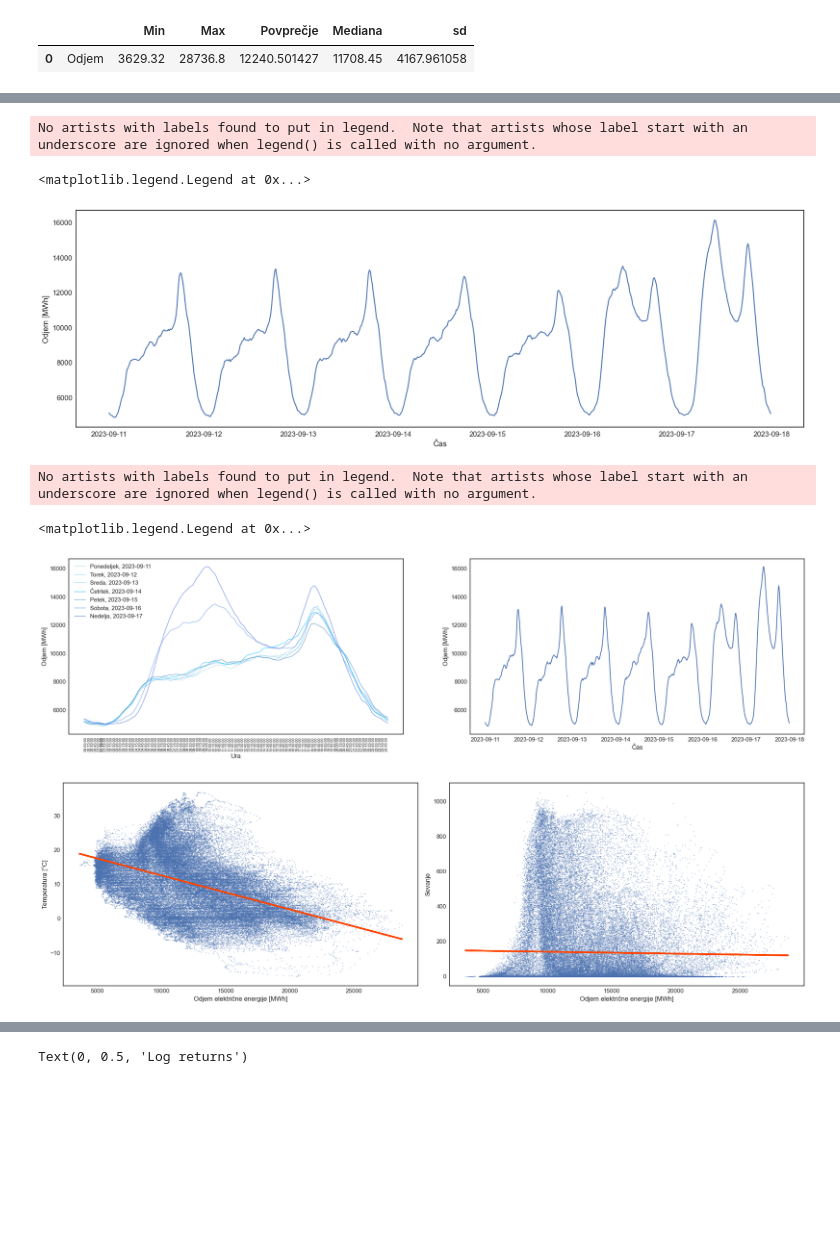
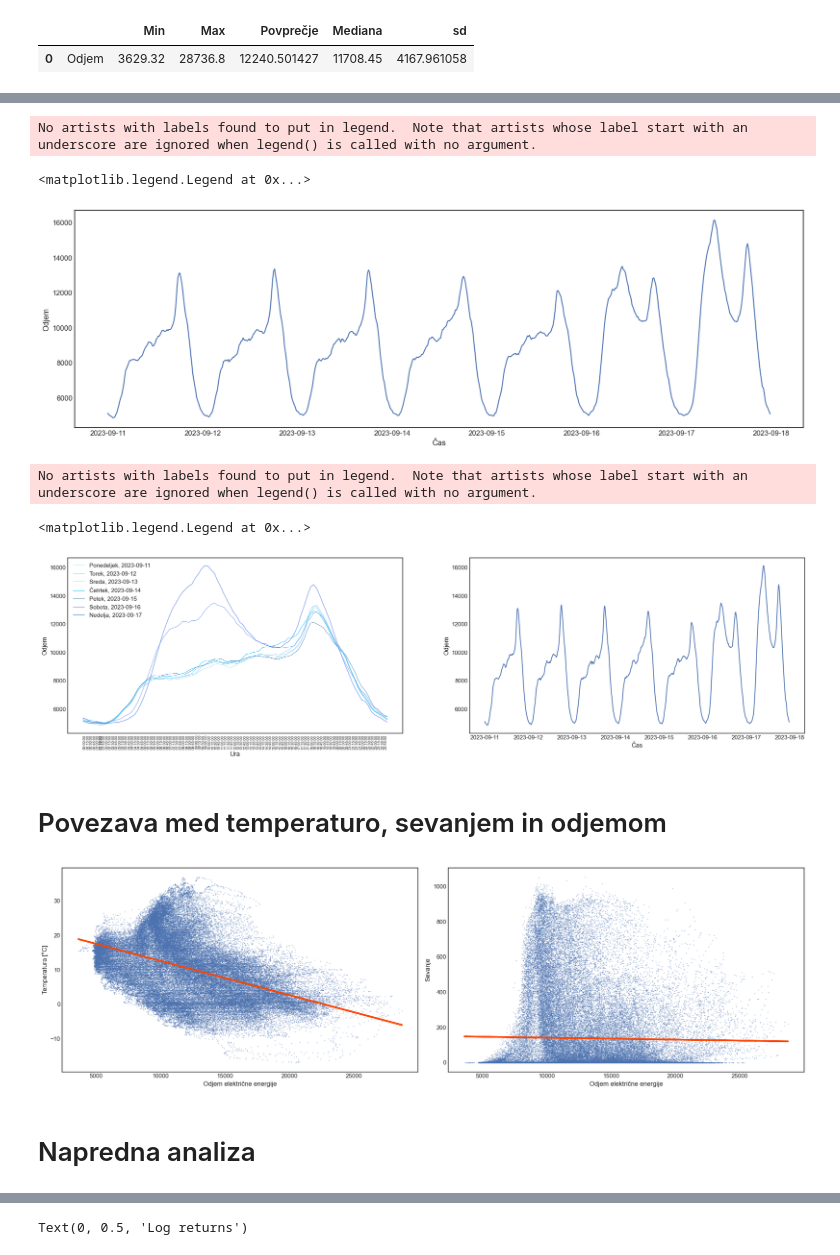
Before and after one commit to karolina-sa/Matematika-z-racunalnikom-projekt, a Jupyter notebook: napredna_analiza.ipynb, the cells around one changed output, grey strips where cells are left out. Saved outputs shown, nothing was run; the diff lists cells and outputs as text; code cells hidden in the pictures; blank space fills up the shorter version.

```diff
--- a/napredna_analiza.ipynb
+++ b/napredna_analiza.ipynb
@@ -85,12 +90,12 @@ plt.legend()
 # %%
 plt.plot(podatki.loc['2023-09-11':'2023-09-17', 'Odjem ACT'])
 plt.xlabel('Čas')
-plt.ylabel('Odjem [MWh]')
+plt.ylabel('Odjem')
 plt.legend()
 # %% [output]
 No artists with labels found to put in legend.  Note that artists whose label start with an underscore are ignored when legend() is called with no argument.
 <matplotlib.legend.Legend at 0x...>
-[figure, old version]
+[figure, new version]
 # %%
 fig, (ax1,ax2) = plt.subplots(1,2, figsize=(25, 6))
 
@@ -103,49 +108,53 @@ ax1.plot(podatki.loc['2023-09-11', 'Time'].values.astype(str), podatki.loc['2023
 ax1.plot(podatki.loc['2023-09-11', 'Time'].values.astype(str), podatki.loc['2023-09-16', 'Odjem ACT'], label='Sobota, 2023-09-16', color='cornflowerblue', linewidth=0.7)
 ax1.plot(podatki.loc['2023-09-11', 'Time'].values.astype(str), podatki.loc['2023-09-17', 'Odjem ACT'], label='Nedelja, 2023-09-17', color='royalblue', linewidth=0.7)
 ax1.tick_params(axis="x", labelsize=7)
-ax1.set(xlabel = 'Ura', ylabel = 'Odjem [MWh]')
+ax1.set(xlabel = 'Ura', ylabel = 'Odjem')
 ax1.legend()
 
 ax2.plot(podatki.loc['2023-09-11':'2023-09-17', 'Odjem ACT'])
-ax2.set(xlabel = 'Čas', ylabel = 'Odjem [MWh]')
+ax2.set(xlabel = 'Čas', ylabel = 'Odjem')
 ax2.legend()
 # %% [output]
 No artists with labels found to put in legend.  Note that artists whose label start with an underscore are ignored when legend() is called with no argument.
 <matplotlib.legend.Legend at 0x...>
-[figure, old version]
+[figure, new version]
+# %% [markdown]
+# Povezava med temperaturo, sevanjem in odjemom
 # %%
 # Povezava med temperaturo in odjemom:
 
 # temperatura
 X = np.array(podatki["Odjem ACT"]).reshape(-1, 1)
 y = np.array(podatki["Temperatura ACT"])
 reg = LinearRegression().fit(X, y)
 podatki['predicted'] = reg.predict(X)
 
 # sevanje
 X_S = np.array(podatki["Odjem ACT"]).reshape(-1, 1)
 y_S = np.array(podatki["Sevanje ACT"])
 reg = LinearRegression().fit(X_S, y_S)
 podatki['predicted_S'] = reg.predict(X_S)
 
 
 fig, (ax1,ax2) = plt.subplots(1,2, figsize=(20, 6))
 
 ax1 = plt.subplot(1, 2, 1)
 podatki.plot.scatter(x = "Odjem ACT", y = "Temperatura ACT", s = 0.1, ax = ax1, legend=False)
 podatki.plot.line(x = "Odjem ACT", y = 'predicted', ax = ax1, color="orangered", legend=False, linewidth=3)
-plt.xlabel('Odjem električne energije [MWh]')
+plt.xlabel('Odjem električne energije')
 plt.ylabel('Temperatura [°C]')
 
 ax1 = plt.subplot(1, 2, 2)
 podatki.plot.scatter(x = "Odjem ACT", y = "Sevanje ACT", s = 0.1, ax = ax2, legend=False)
 podatki.plot.line(x = "Odjem ACT", y = 'predicted_S', ax = ax2, color="orangered", legend=False, linewidth=3)
-plt.xlabel('Odjem električne energije [MWh]')
+plt.xlabel('Odjem električne energije')
 plt.ylabel('Sevanje')
 
 plt.tight_layout()
 # %% [output]
-[figure, old version]
+[figure, new version]
+# %% [markdown]
+# Napredna analiza
 # %%
 podatki['log return'] = np.log(podatki['Odjem ACT']/podatki['Odjem ACT'].shift(-1))
 podatki = podatki.dropna()
```
Also changed, not shown: parts of 49 cells of this notebook, 1 other file.
